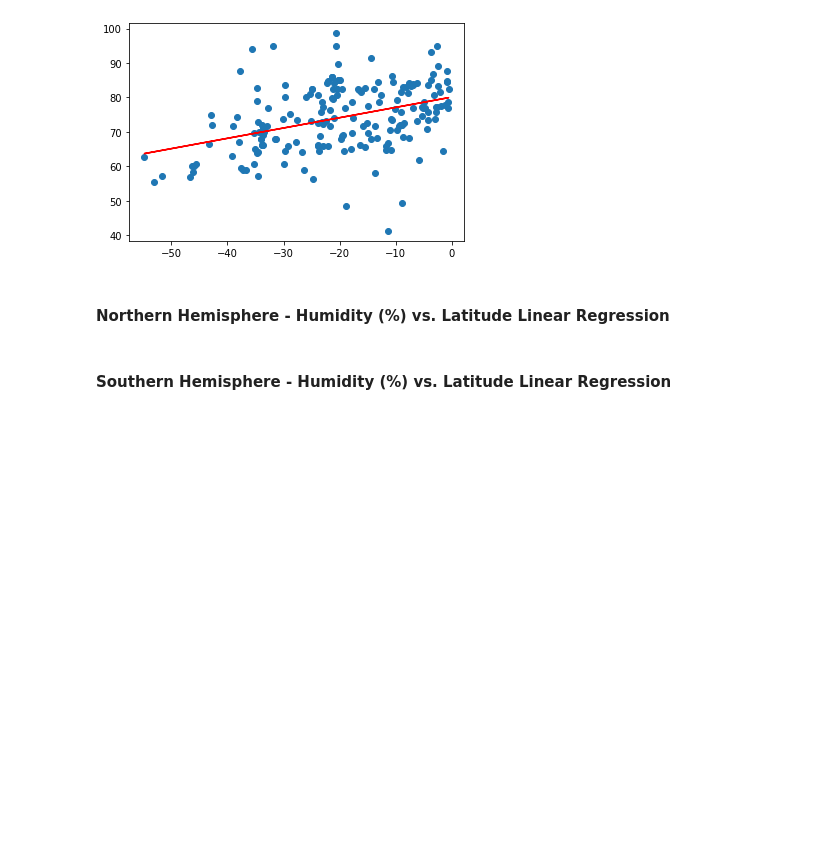
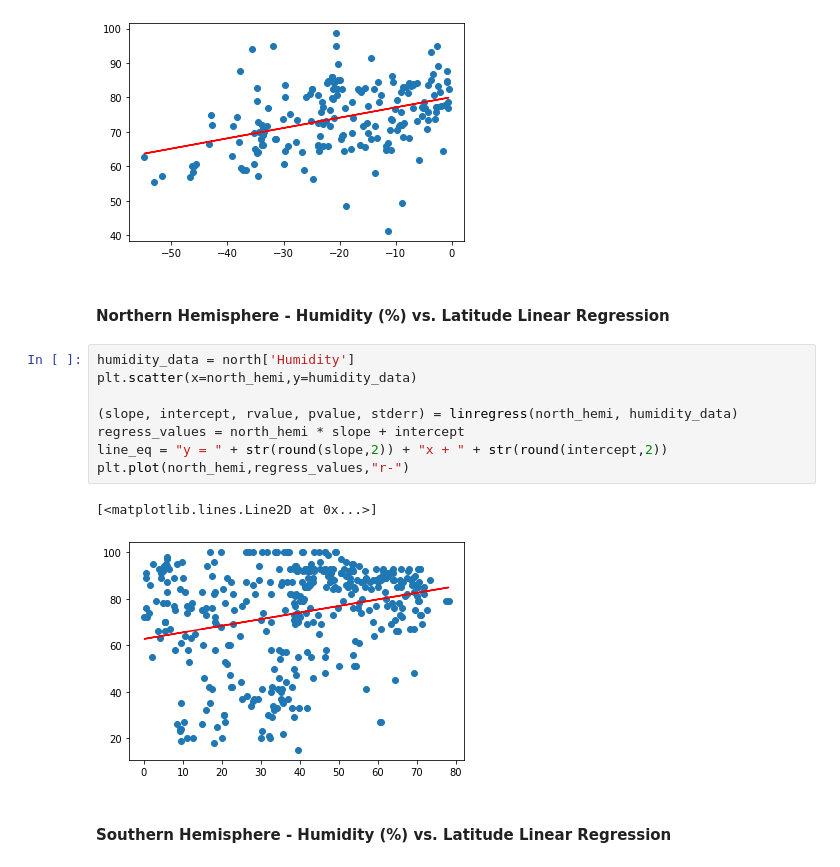
Before and after one commit to mbustillos329/python-api-challenge, a Jupyter notebook: WeatherPy/WeatherPy.ipynb, the cells around one changed output. Saved outputs shown, nothing was run; the diff lists cells and outputs as text; blank space fills up the shorter version.

```diff
--- a/WeatherPy/WeatherPy.ipynb
+++ b/WeatherPy/WeatherPy.ipynb
@@ -320,5 +320,16 @@ plt.plot(south_hemi,regress_values,"r-")
 [figure]
 # %% [markdown]
 ####  Northern Hemisphere - Humidity (%) vs. Latitude Linear Regression
+# %%
+humidity_data = north['Humidity']
+plt.scatter(x=north_hemi,y=humidity_data)
+
+(slope, intercept, rvalue, pvalue, stderr) = linregress(north_hemi, humidity_data)
+regress_values = north_hemi * slope + intercept
+line_eq = "y = " + str(round(slope,2)) + "x + " + str(round(intercept,2))
+plt.plot(north_hemi,regress_values,"r-")
+# %% [output]
+[<matplotlib.lines.Line2D at 0x...>]
+[figure, added]
 # %% [markdown]
 ####  Southern Hemisphere - Humidity (%) vs. Latitude Linear Regression
```
Also changed, not shown: parts of 5 cells of this notebook.
